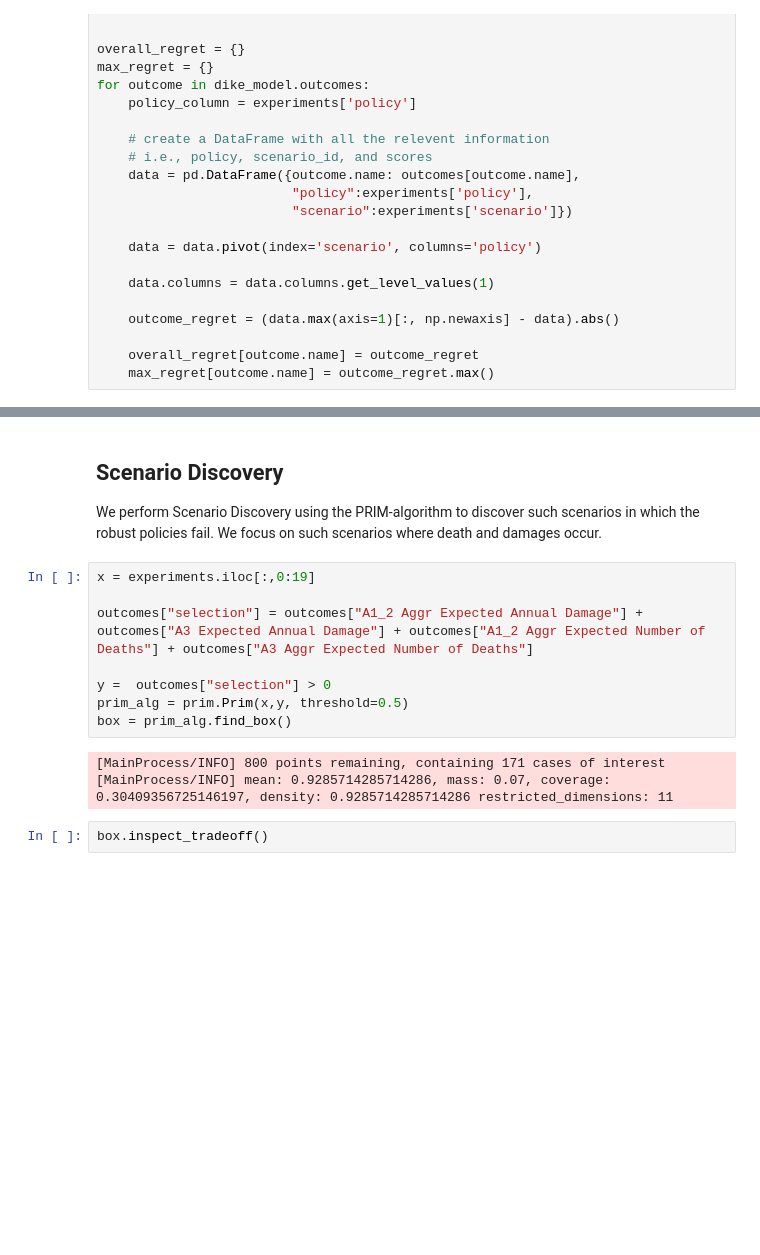
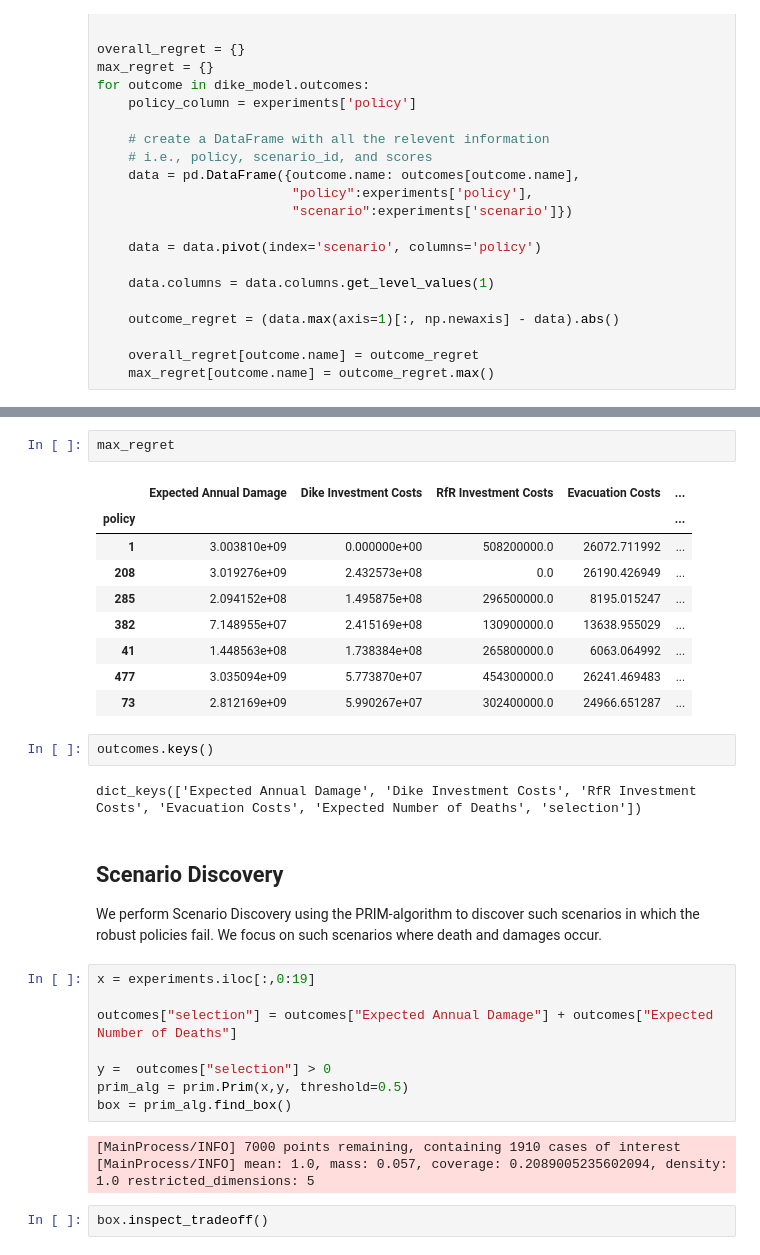
Before and after one commit to herzogrh/model-based-decision-making, a Jupyter notebook: model/4 - Multi-Scenario MORDM Holistic View.ipynb, the cells around one changed output, grey strips where cells are left out. Drawn from its saved outputs; the diff is of its cells as text; blank space fills up the shorter version.

```diff
--- a/model/4 - Multi-Scenario MORDM Holistic View.ipynb
+++ b/model/4 - Multi-Scenario MORDM Holistic View.ipynb
@@ -229,17 +268,33 @@ fig.show()
+# %%
+max_regret
+# %% [output]
+|  | Expected Annual Damage | Dike Investment Costs | RfR Investment Costs | Evacuation Costs | ... |
+| policy |  |  |  |  | ... |
+| 1 | 3.003810e+09 | 0.000000e+00 | 508200000.0 | 26072.711992 | ... |
+| 208 | 3.019276e+09 | 2.432573e+08 | 0.0 | 26190.426949 | ... |
+| 285 | 2.094152e+08 | 1.495875e+08 | 296500000.0 | 8195.015247 | ... |
+| 382 | 7.148955e+07 | 2.415169e+08 | 130900000.0 | 13638.955029 | ... |
+| 41 | 1.448563e+08 | 1.738384e+08 | 265800000.0 | 6063.064992 | ... |
+| 477 | 3.035094e+09 | 5.773870e+07 | 454300000.0 | 26241.469483 | ... |
+| 73 | 2.812169e+09 | 5.990267e+07 | 302400000.0 | 24966.651287 | ... |
+# %%
+outcomes.keys()
+# %% [output]
+dict_keys(['Expected Annual Damage', 'Dike Investment Costs', 'RfR Investment Costs', 'Evacuation Costs', 'Expected Number of Deaths', 'selection'])
 # %% [markdown]
 ## Scenario Discovery
 We perform Scenario Discovery using the PRIM-algorithm to discover such scenarios in which the robust policies fail. We focus on such scenarios where death and damages occur.
 # %%
 x = experiments.iloc[:,0:19]
 
-outcomes["selection"] = outcomes["A1_2 Aggr Expected Annual Damage"] + outcomes["A3 Expected Annual Damage"] + outcomes["A1_2 Aggr Expected Number of Deaths"] + outcomes["A3 Aggr Expected Number of Deaths"]
+outcomes["selection"] = outcomes["Expected Annual Damage"] + outcomes["Expected Number of Deaths"]
 
 y =  outcomes["selection"] > 0
 prim_alg = prim.Prim(x,y, threshold=0.5)
 box = prim_alg.find_box()
 # %% [output]
-[MainProcess/INFO] 800 points remaining, containing 171 cases of interest
-[MainProcess/INFO] mean: 0.9285714285714286, mass: 0.07, coverage: 0.30409356725146197, density: 0.9285714285714286 restricted_dimensions: 11
+[MainProcess/INFO] 7000 points remaining, containing 1910 cases of interest
+[MainProcess/INFO] mean: 1.0, mass: 0.057, coverage: 0.2089005235602094, density: 1.0 restricted_dimensions: 5
 # %%
 box.inspect_tradeoff()
 # %% [output]
```
Also changed, not shown: parts of 18 cells of this notebook, 3 other files.
